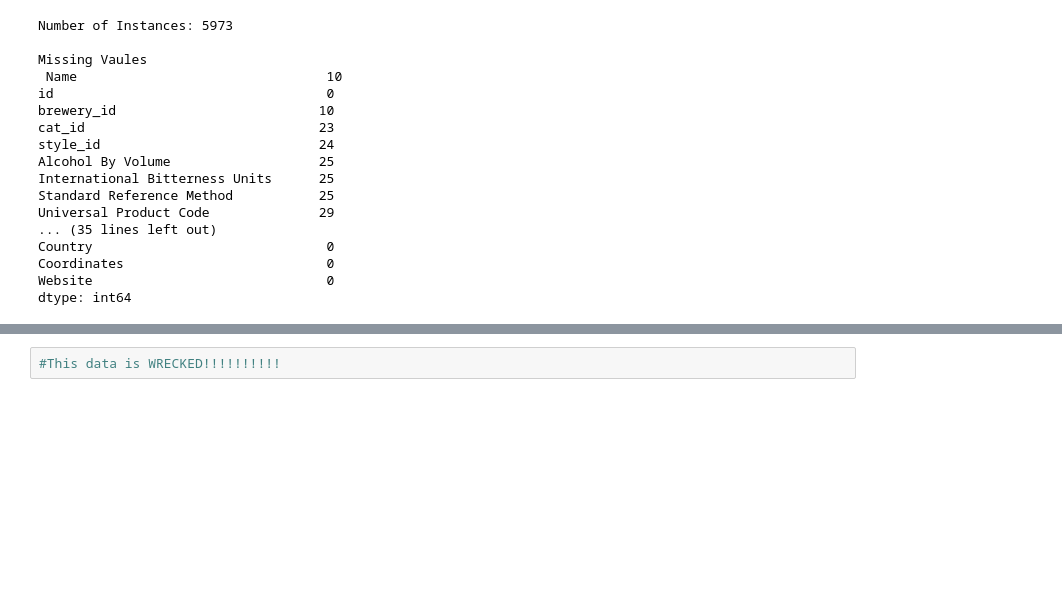
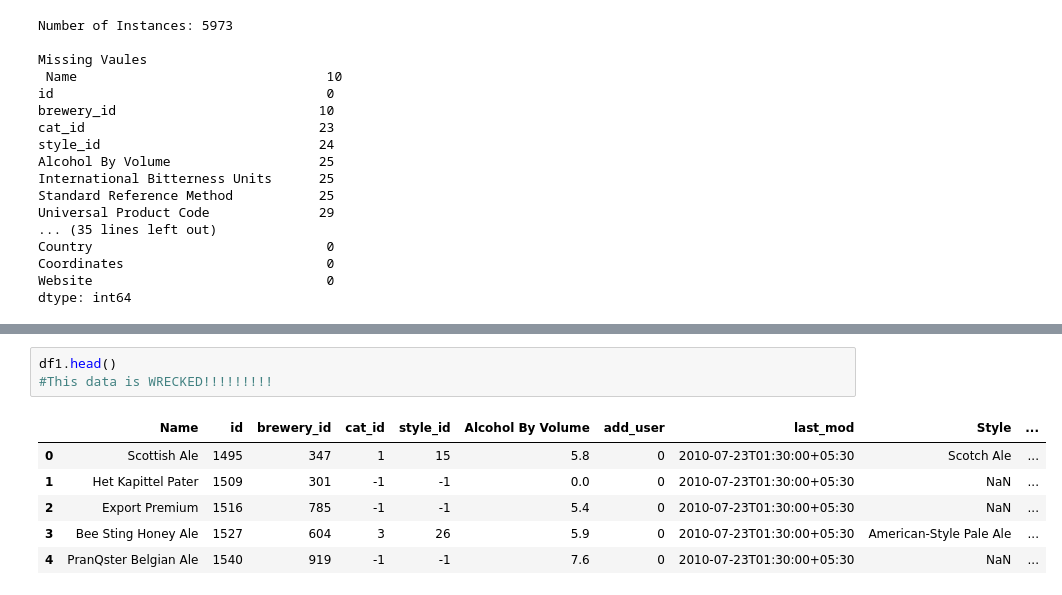
Before and after one commit to JeongChanwoo/DSC2018, a Jupyter notebook: online_test/online_test_beer.ipynb, the cells around one changed output, grey strips where cells are left out. Saved outputs shown, nothing was run; the diff lists cells and outputs as text; blank space fills up the shorter version.

```diff
--- a/online_test/online_test_beer.ipynb
+++ b/online_test/online_test_beer.ipynb
@@ -66,2 +66,10 @@ df1.drop(['filepath','Description','Website','International Bitterness Units','S
 # %%
-#This data is WRECKED!!!!!!!!!!
+df1.head()
+#This data is WRECKED!!!!!!!!!
+# %% [output]
+|  | Name | id | brewery_id | cat_id | style_id | Alcohol By Volume | add_user | last_mod | Style | ... |
+| 0 | Scottish Ale | 1495 | 347 | 1 | 15 | 5.8 | 0 | 2010-07-23T01:30:00+05:30 | Scotch Ale | ... |
+| 1 | Het Kapittel Pater | 1509 | 301 | -1 | -1 | 0.0 | 0 | 2010-07-23T01:30:00+05:30 | NaN | ... |
+| 2 | Export Premium | 1516 | 785 | -1 | -1 | 5.4 | 0 | 2010-07-23T01:30:00+05:30 | NaN | ... |
+| 3 | Bee Sting Honey Ale | 1527 | 604 | 3 | 26 | 5.9 | 0 | 2010-07-23T01:30:00+05:30 | American-Style Pale Ale | ... |
+| 4 | PranQster Belgian Ale | 1540 | 919 | -1 | -1 | 7.6 | 0 | 2010-07-23T01:30:00+05:30 | NaN | ... |
```
Also changed, not shown: parts of 14 cells of this notebook, 5 other files.
